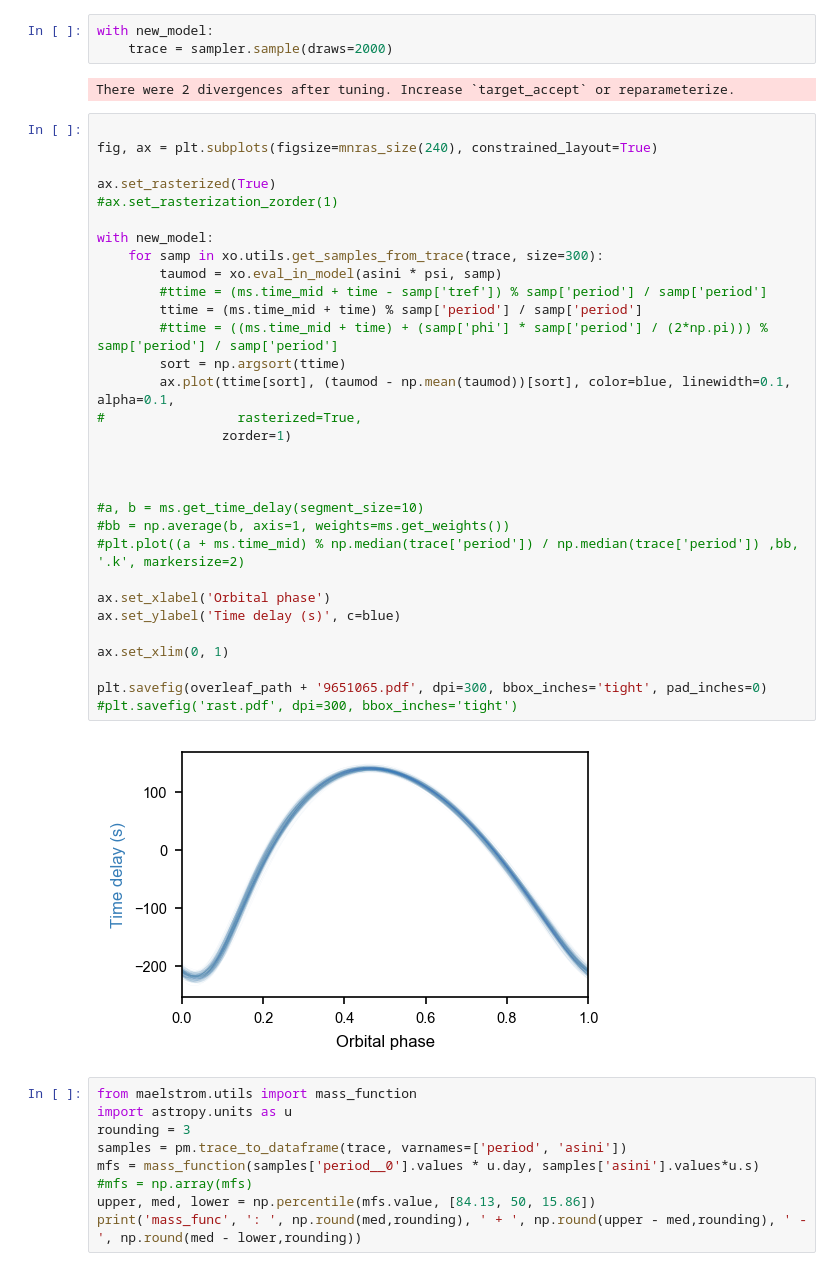
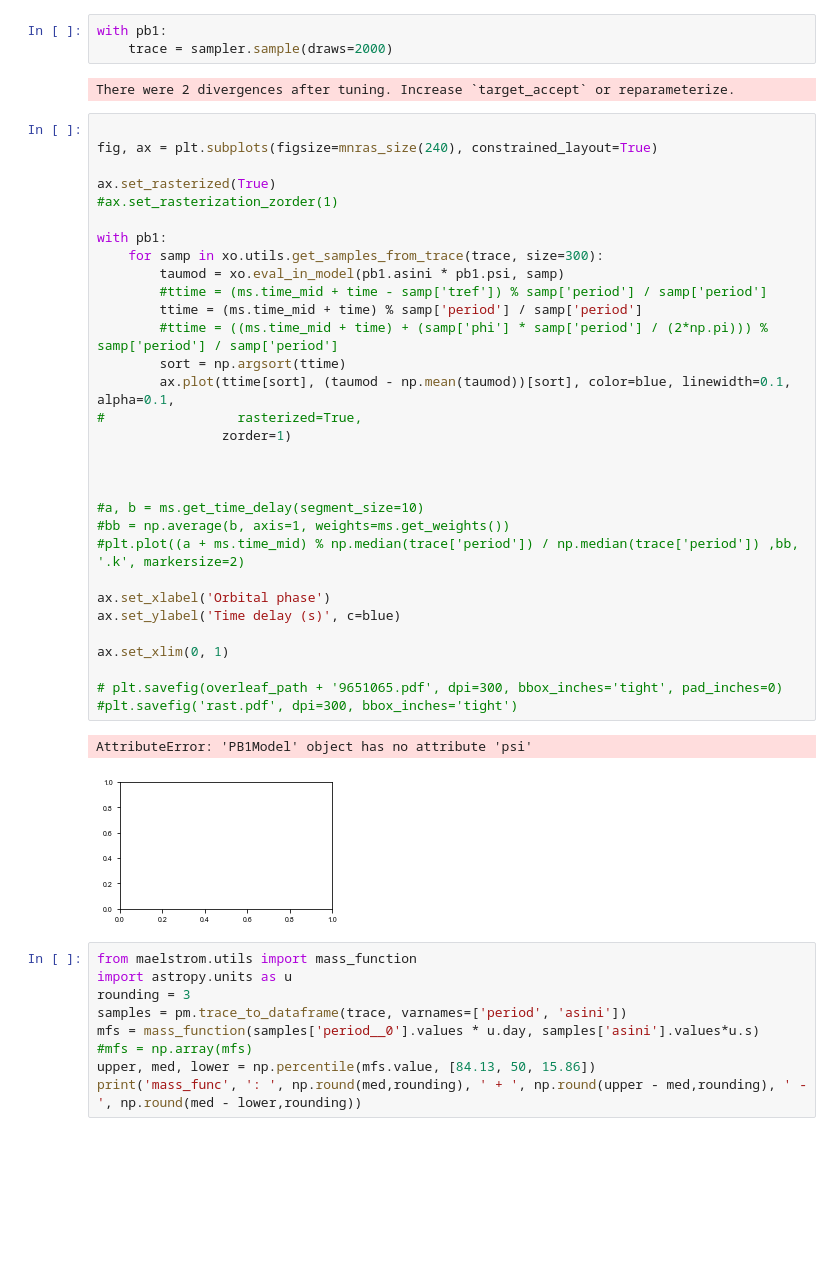
Before and after one commit to danhey/maelstrom, a Jupyter notebook: paper/notebooks/(4.1) KIC 9651065.ipynb, the cells around one changed output. Cells and saved outputs as stored; diff of their text form; blank space fills up the shorter version.

```diff
--- a/paper/notebooks/(4.1) KIC 9651065.ipynb
+++ b/paper/notebooks/(4.1) KIC 9651065.ipynb
@@ -133,42 +158,43 @@ with new_model:
     burnin = sampler.tune(tune=1000, step_kwargs=dict(target_accept=0.9), start=map_params)
 # %%
-with new_model:
+with pb1:
     trace = sampler.sample(draws=2000)
 # %% [output]
 There were 2 divergences after tuning. Increase `target_accept` or reparameterize.
 # %%
 
 fig, ax = plt.subplots(figsize=mnras_size(240), constrained_layout=True)
 
 ax.set_rasterized(True)
 #ax.set_rasterization_zorder(1)
 
-with new_model:
+with pb1:
     for samp in xo.utils.get_samples_from_trace(trace, size=300):
-        taumod = xo.eval_in_model(asini * psi, samp)
+        taumod = xo.eval_in_model(pb1.asini * pb1.psi, samp)
         #ttime = (ms.time_mid + time - samp['tref']) % samp['period'] / samp['period']
         ttime = (ms.time_mid + time) % samp['period'] / samp['period']
         #ttime = ((ms.time_mid + time) + (samp['phi'] * samp['period'] / (2*np.pi))) % samp['period'] / samp['period']
         sort = np.argsort(ttime)
         ax.plot(ttime[sort], (taumod - np.mean(taumod))[sort], color=blue, linewidth=0.1, alpha=0.1,
 #                 rasterized=True,
                 zorder=1)
 
 
 
 #a, b = ms.get_time_delay(segment_size=10)
 #bb = np.average(b, axis=1, weights=ms.get_weights())
 #plt.plot((a + ms.time_mid) % np.median(trace['period']) / np.median(trace['period']) ,bb, '.k', markersize=2)
 
 ax.set_xlabel('Orbital phase')
 ax.set_ylabel('Time delay (s)', c=blue)
 
 ax.set_xlim(0, 1)
 
-plt.savefig(overleaf_path + '9651065.pdf', dpi=300, bbox_inches='tight', pad_inches=0)
+# plt.savefig(overleaf_path + '9651065.pdf', dpi=300, bbox_inches='tight', pad_inches=0)
 #plt.savefig('rast.pdf', dpi=300, bbox_inches='tight')
 # %% [output]
+AttributeError: 'PB1Model' object has no attribute 'psi'
-[figure, old version]
+[figure, new version]
 # %%
 from maelstrom.utils import mass_function
 import astropy.units as u
```
Also changed, not shown: parts of 6 cells of this notebook, 12 other files.
